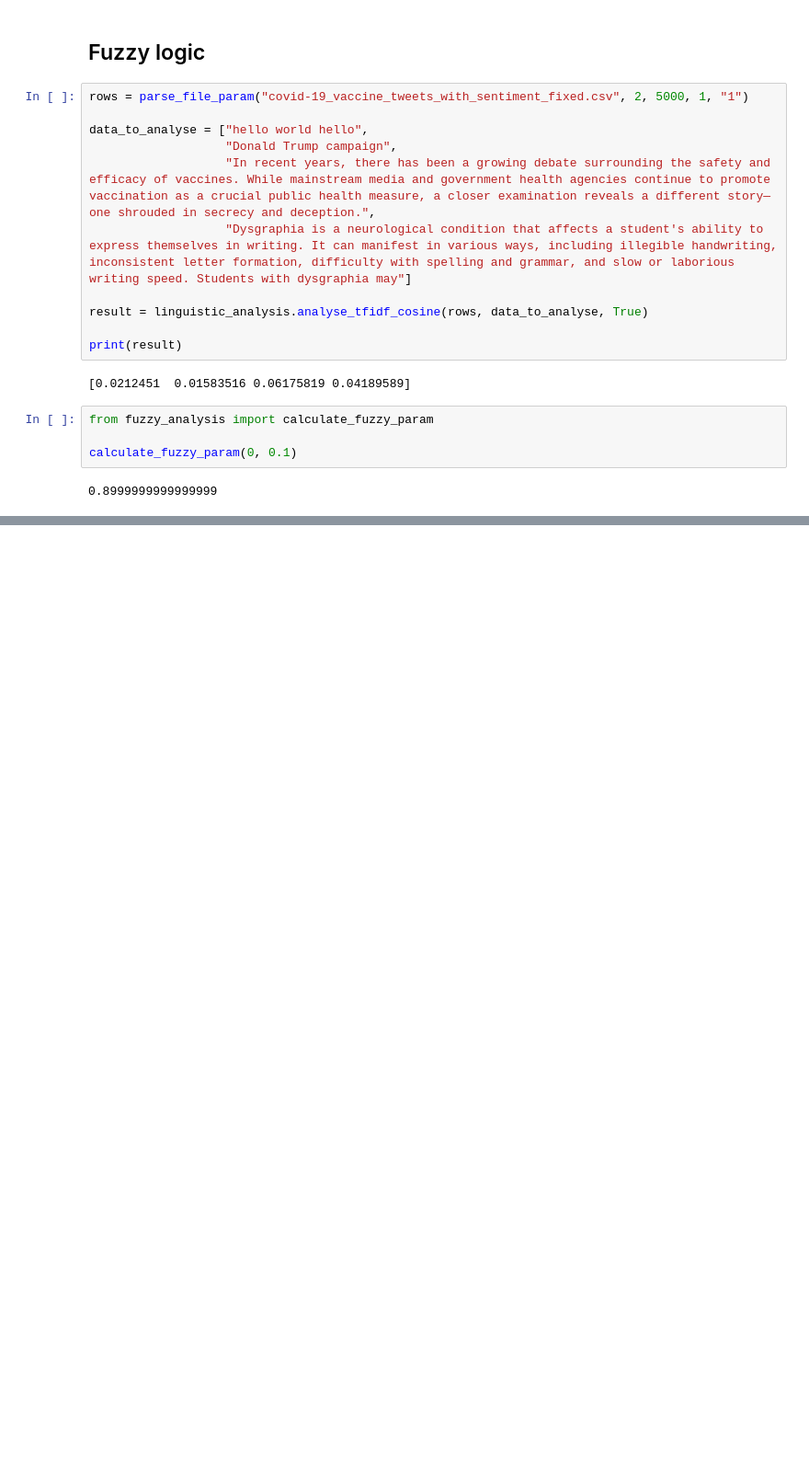
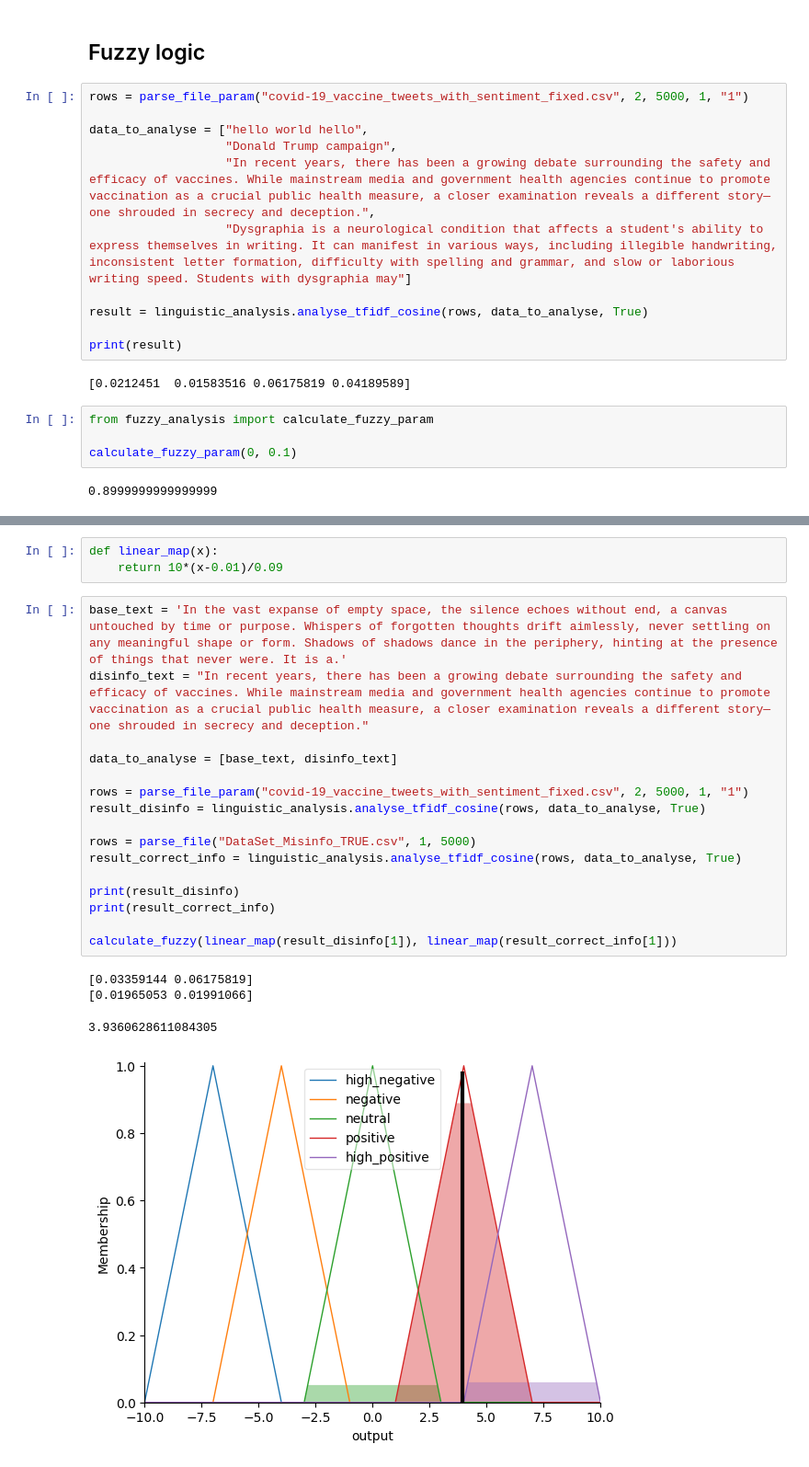
Before and after one commit to maxvonlancaster/math_modeling, a Jupyter notebook: llm/valentyn/disinfo_main.ipynb, the cells around one changed output, grey strips where cells are left out. Shown at 92% size. Drawn from its saved outputs; the diff is of its cells as text; blank space fills up the shorter version.

```diff
--- a/llm/valentyn/disinfo_main.ipynb
+++ b/llm/valentyn/disinfo_main.ipynb
@@ -113,3 +164,27 @@ calculate_fuzzy_param(0, 0.1)
+# %%
+def linear_map(x):
+    return 10*(x-0.01)/0.09
+# %%
+base_text = 'In the vast expanse of empty space, the silence echoes without end, a canvas untouched by time or purpose. Whispers of forgotten thoughts drift aimlessly, never settling on any meaningful shape or form. Shadows of shadows dance in the periphery, hinting at the presence of things that never were. It is a.'
+disinfo_text = "In recent years, there has been a growing debate surrounding the safety and efficacy of vaccines. While mainstream media and government health agencies continue to promote vaccination as a crucial public health measure, a closer examination reveals a different story—one shrouded in secrecy and deception."
+
+data_to_analyse = [base_text, disinfo_text]
+
+rows = parse_file_param("covid-19_vaccine_tweets_with_sentiment_fixed.csv", 2, 5000, 1, "1")
+result_disinfo = linguistic_analysis.analyse_tfidf_cosine(rows, data_to_analyse, True)
+
+rows = parse_file("DataSet_Misinfo_TRUE.csv", 1, 5000)
+result_correct_info = linguistic_analysis.analyse_tfidf_cosine(rows, data_to_analyse, True)
+
+print(result_disinfo)
+print(result_correct_info)
+
+calculate_fuzzy(linear_map(result_disinfo[1]), linear_map(result_correct_info[1]))
+# %% [output]
+[0.03359144 0.06175819]
+[0.01965053 0.01991066]
+3.9360628611084305
+[figure, added]
 # %% [markdown]
 ## TODO:
 
```
Also changed, not shown: parts of 2 cells of this notebook.
